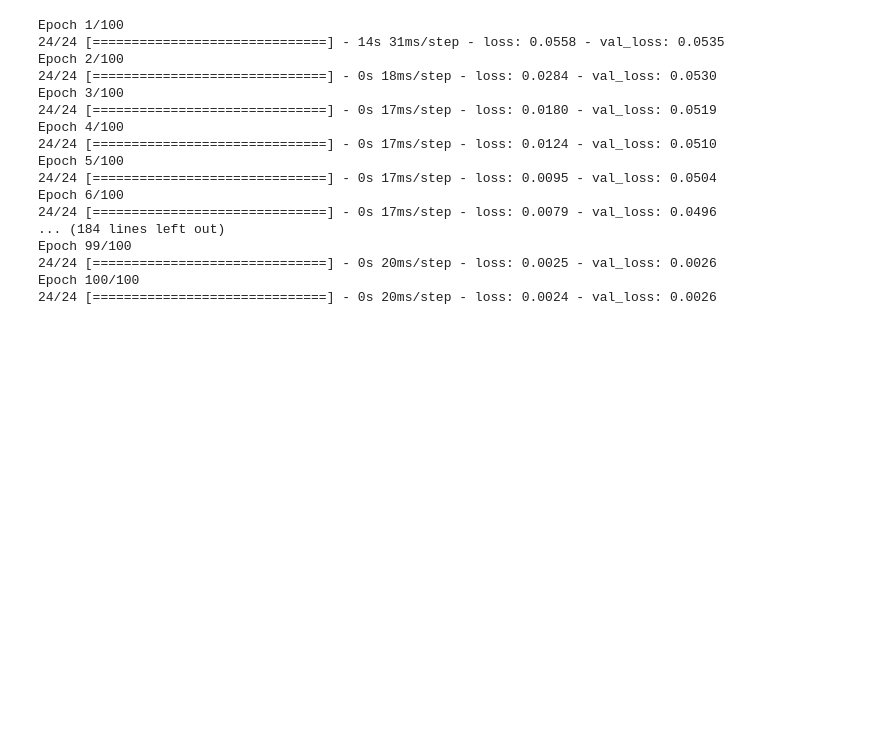
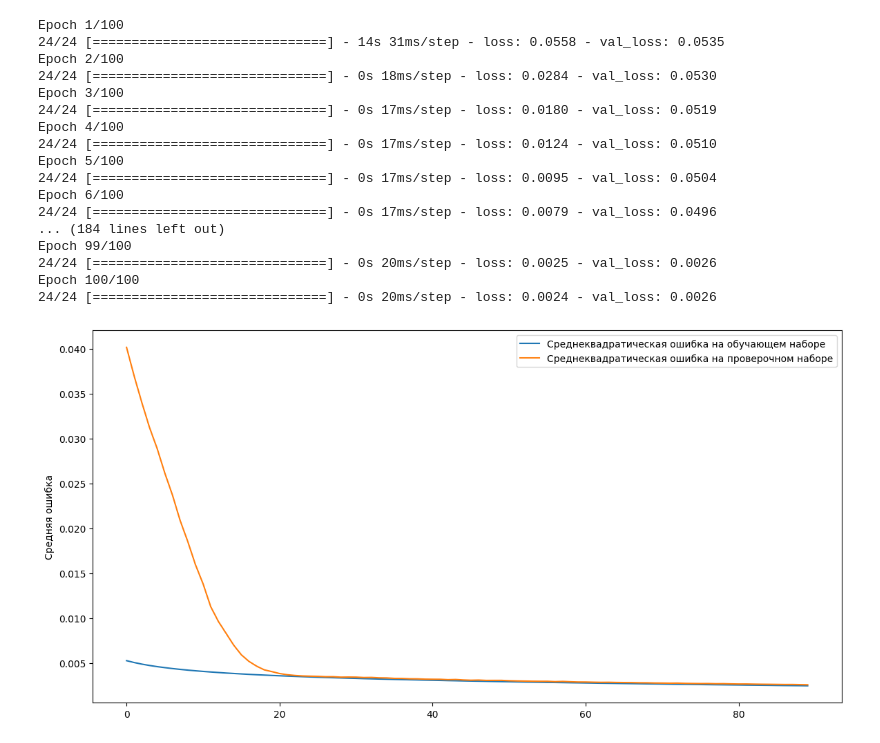
Before and after one commit to GitBar20/AI, a Jupyter notebook: Test1.ipynb, the cells around one changed output. Saved outputs shown, nothing was run; the diff lists cells and outputs as text; code cells hidden in the pictures; blank space fills up the shorter version.

```diff
--- a/Test1.ipynb
+++ b/Test1.ipynb
@@ -249,3 +272,15 @@ Epoch 100/100
 24/24 [==============================] - 0s 20ms/step - loss: 0.0024 - val_loss: 0.0026
 # %%
 from tensorflow.keras.metrics import Accuracy
+# %%
+# Вывод графиков процесса обучения
+plt.figure(figsize=(14,7))
+plt.plot(history.history['loss'][10:],
+         label='Среднеквадратическая ошибка на обучающем наборе')
+plt.plot(history.history['val_loss'][10:],
+         label='Среднеквадратическая ошибка на проверочном наборе')
+plt.ylabel('Средняя ошибка')
+plt.legend()
+plt.show()
+# %% [output]
+[figure, added]
```
Also changed, not shown: parts of 7 cells of this notebook.
